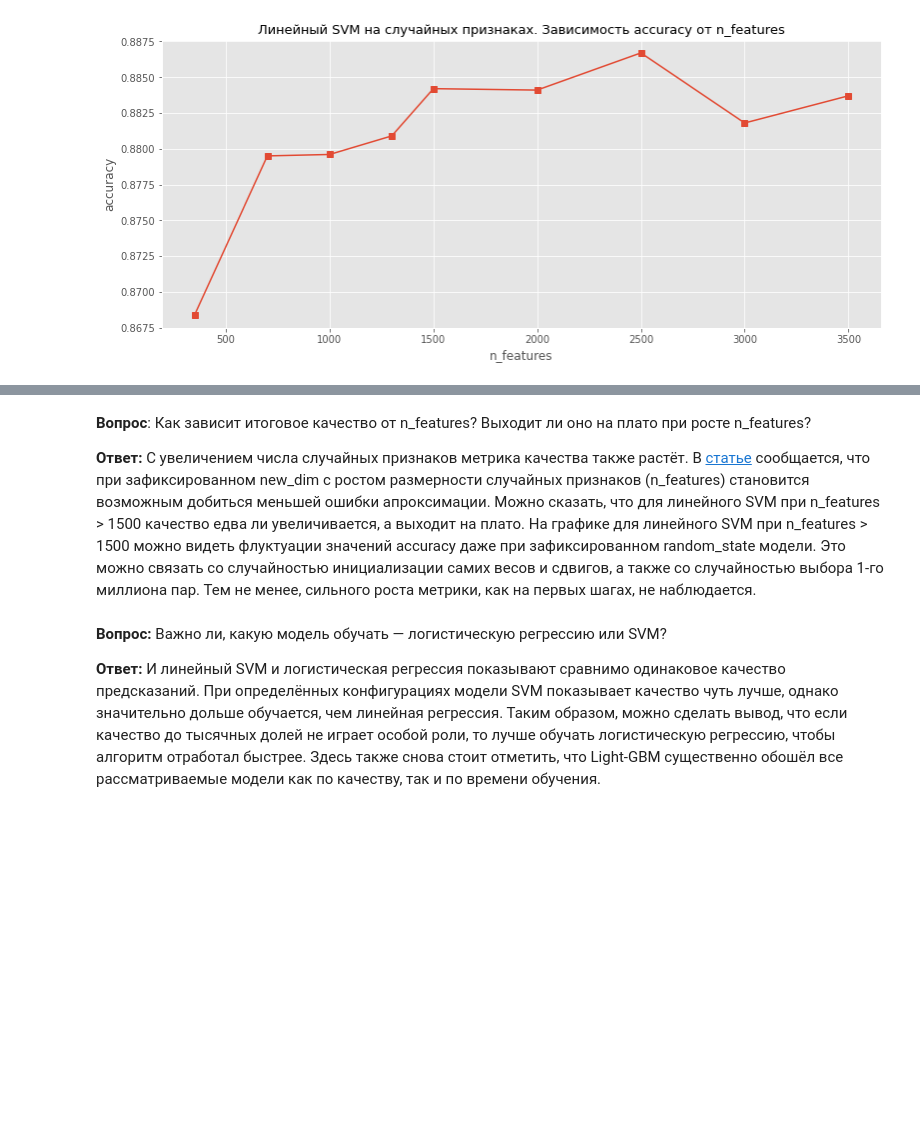
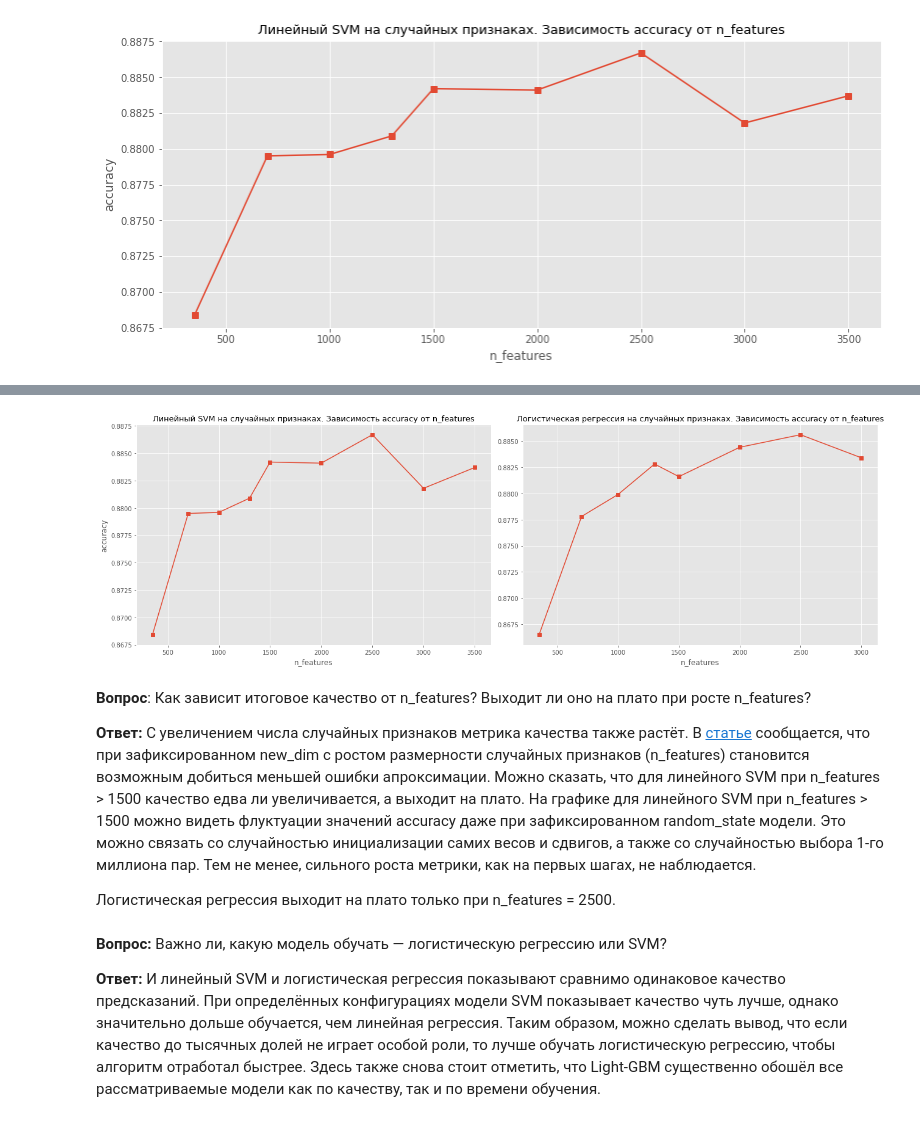
Before and after one commit to Denis955/-, a Jupyter notebook: homework-practice-08_Part1.ipynb, the cells around one changed output, grey strips where cells are left out. Drawn from its saved outputs; the diff is of its cells as text; code cells hidden in the pictures; blank space fills up the shorter version.

```diff
--- a/homework-practice-08_Part1.ipynb
+++ b/homework-practice-08_Part1.ipynb
@@ -630,7 +631,28 @@ PCA применён
+# %%
+#!c1.8
+import matplotlib.pyplot as plt
+plt.style.use('ggplot')
+fig, (axes1, axes2) = plt.subplots(1, 2, figsize=(18,6))
+
+svm_acc = [0.8684, 0.8795, 0.8796, 0.8809, 0.8842, 0.8841, 0.8867, 0.8818, 0.8837]
+
+axes1.plot(features_num, svm_acc, "s-")
+axes1.set_title('Линейный SVM на случайных признаках. Зависимость accuracy от n_features', size=13)
+axes1.set_xlabel('n_features')
+axes1.set_ylabel('accuracy')
+
+axes2.plot(features_num[:-1], acc_array, "s-")
+axes2.set_title('Логистическая регрессия на случайных признаках. Зависимость accuracy от n_features', size=13)
+axes2.set_xlabel('n_features')
+fig.tight_layout()
+# %% [output]
+[figure, added]
 # %% [markdown]
 **Вопрос**: Как зависит итоговое качество от n_features? Выходит ли оно на плато при росте n_features?
 
 **Ответ:** С увеличением числа случайных признаков метрика качества также растёт. В [статье](https://proceedings.neurips.cc/paper/2016/file/53adaf494dc89ef7196d73636eb2451b-Paper.pdf) сообщается, что при зафиксированном new_dim c ростом размерности случайных признаков (n_features) становится возможным добиться меньшей ошибки апроксимации. Можно сказать, что для линейного SVM при n_features > 1500 качество едва ли увеличивается, а выходит на плато. На графике для линейного SVM при n_features > 1500 можно видеть флуктуации значений accuracy даже при зафиксированном random_state модели. Это можно связать со случайностью инициализации самих весов и сдвигов, а также со случайностью выбора 1-го миллиона пар. Тем не менее, сильного роста метрики, как на первых шагах, не наблюдается.
+
+Логистическая регрессия выходит на плато только при n_features = 2500.
 # %% [markdown]
 **Вопрос:** Важно ли, какую модель обучать — логистическую регрессию или SVM?
 
```
Also changed, not shown: parts of 1 cell of this notebook.
